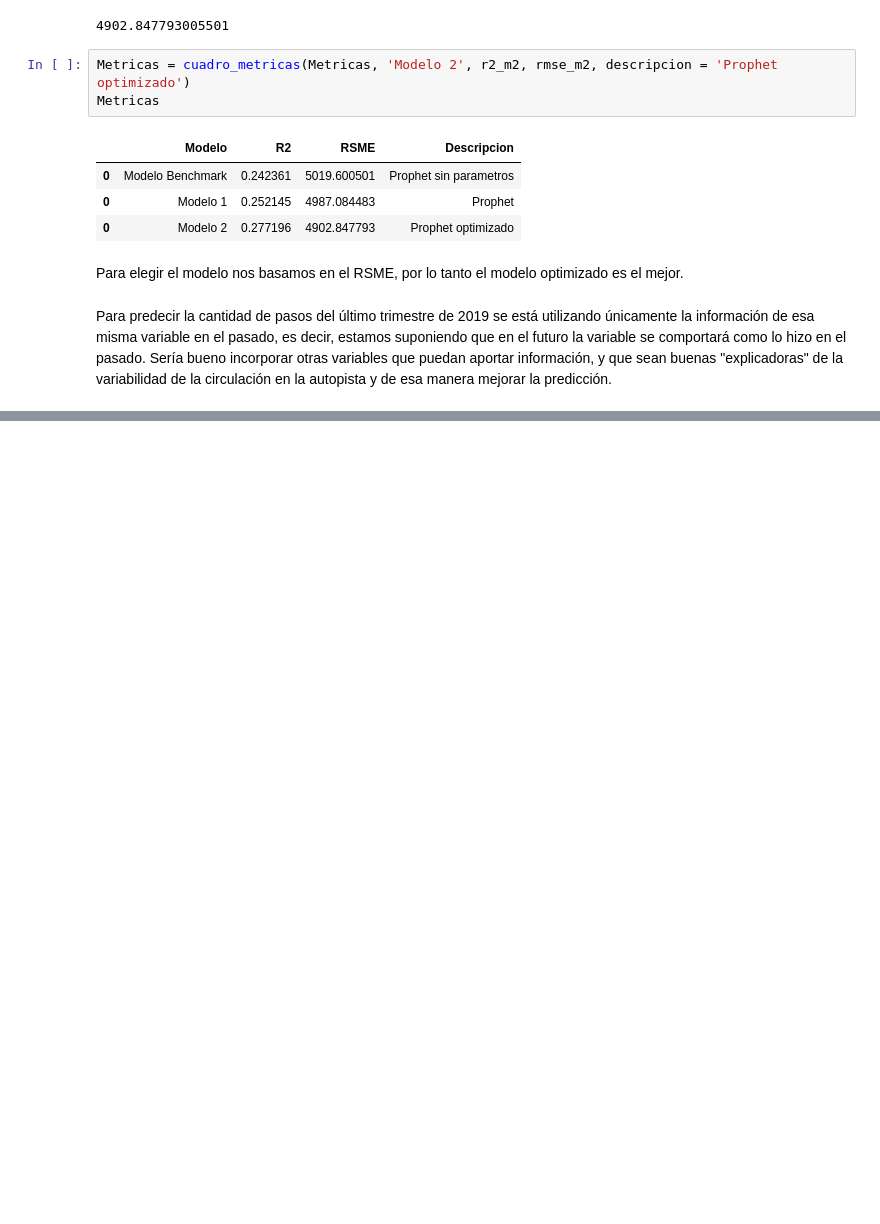
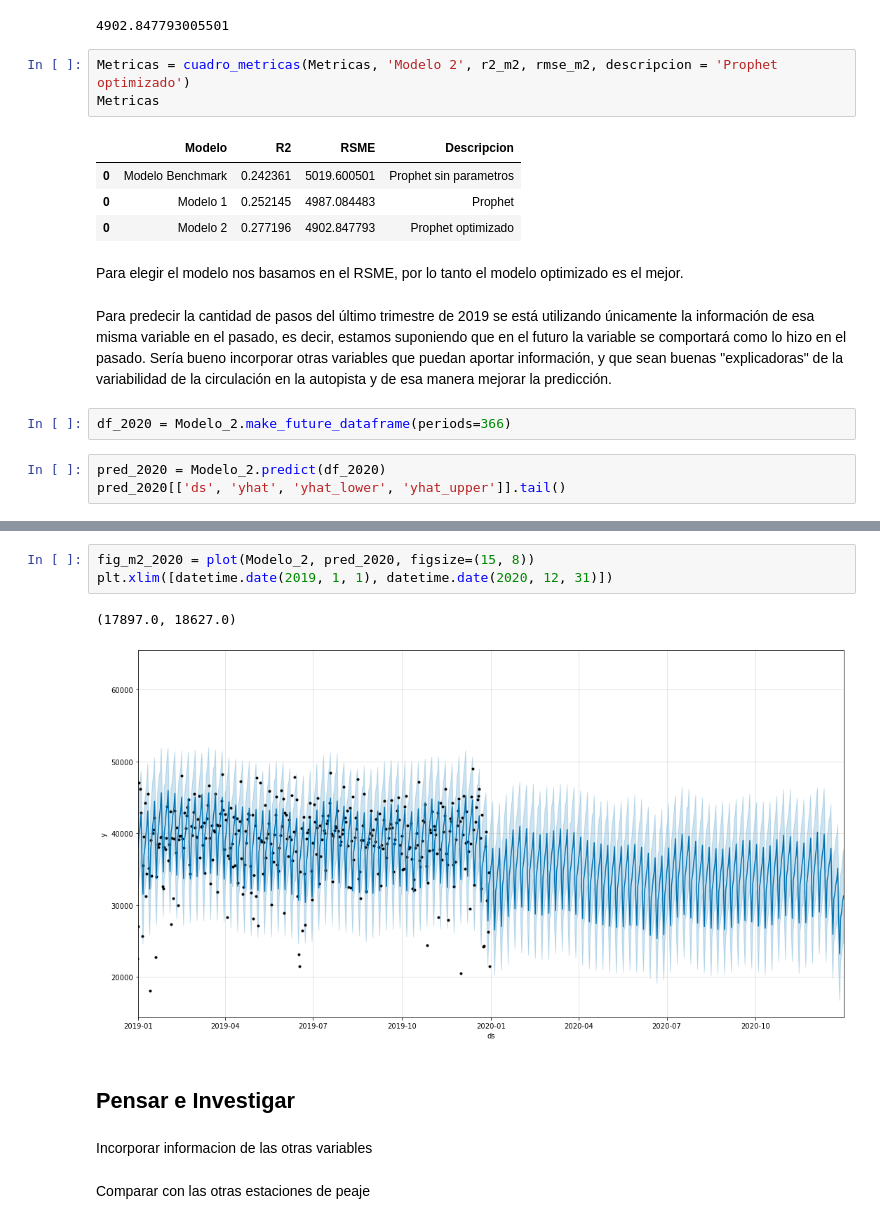
Before and after one commit to NachoRam123/Proyecto-3, a Jupyter notebook: DS_Proyecto_03_ST_RamellaIgnacio.ipynb, the cells around one changed output, grey strips where cells are left out. Saved outputs shown, nothing was run; the diff lists cells and outputs as text; blank space fills up the shorter version.

```diff
--- a/DS_Proyecto_03_ST_RamellaIgnacio.ipynb
+++ b/DS_Proyecto_03_ST_RamellaIgnacio.ipynb
@@ -986,3 +986,8 @@ Metricas
 Para elegir el modelo nos basamos en el RSME, por lo tanto el modelo optimizado es el mejor.
 # %% [markdown]
 Para predecir la cantidad de pasos del último trimestre de 2019 se está utilizando únicamente la información de esa misma variable en el pasado, es decir, estamos suponiendo que en el futuro la variable se comportará como lo hizo en el pasado. Sería bueno incorporar otras variables que puedan aportar información, y que sean buenas "explicadoras" de la variabilidad de la circulación en la autopista y de esa manera mejorar la predicción.
+# %%
+df_2020 = Modelo_2.make_future_dataframe(periods=366)
+# %%
+pred_2020 = Modelo_2.predict(df_2020)
+pred_2020[['ds', 'yhat', 'yhat_lower', 'yhat_upper']].tail()
@@ -988,0 +1001,12 @@ Para predecir la cantidad de pasos del último trimestre de 2019 se está utiliz
+# %%
+fig_m2_2020 = plot(Modelo_2, pred_2020, figsize=(15, 8))
+plt.xlim([datetime.date(2019, 1, 1), datetime.date(2020, 12, 31)])
+# %% [output]
+(17897.0, 18627.0)
+[figure, added]
+# %% [markdown]
+## Pensar e Investigar
+# %% [markdown]
+Incorporar informacion de las otras variables
+# %% [markdown]
+Comparar con las otras estaciones de peaje
```
Also changed, not shown: parts of 1 cell of this notebook.
